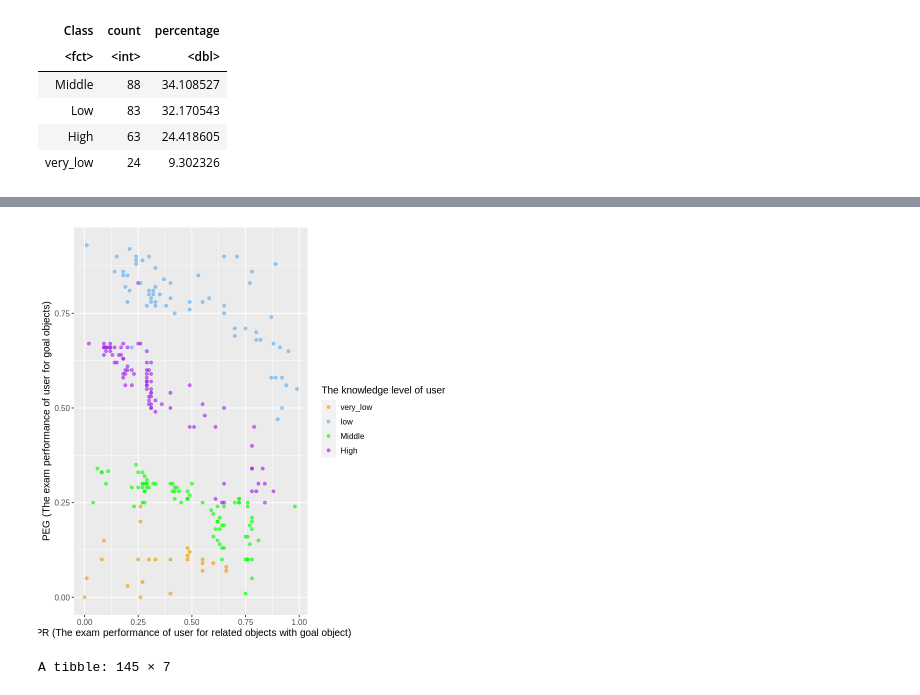
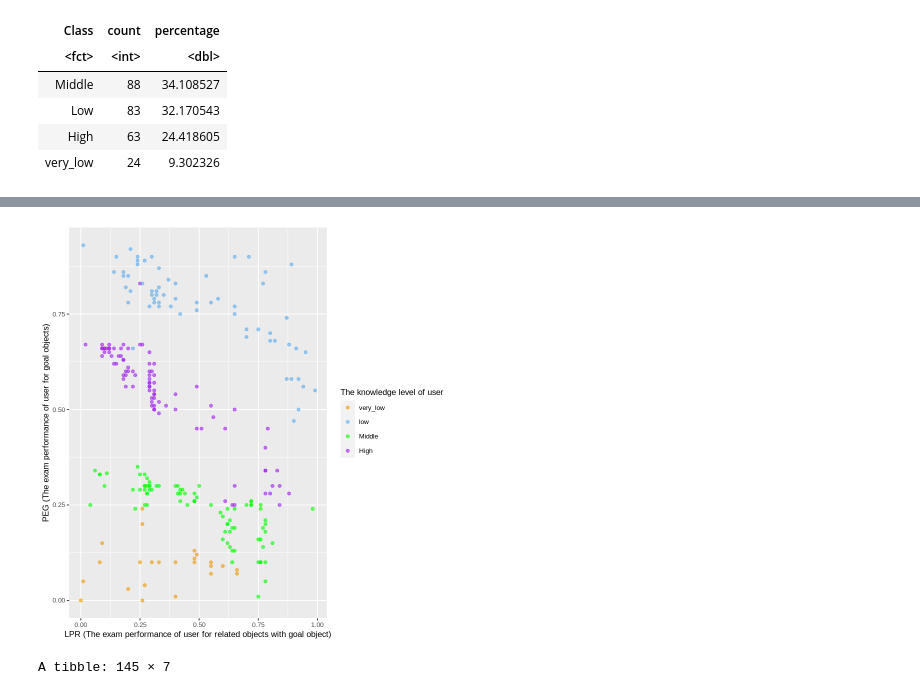
Before and after one commit to YitongZhang01/User-Knowledg-Level-Modelling-and-Analysis, a Jupyter notebook: group_project.ipynb, the cells around one changed output, grey strips where cells are left out. Saved outputs shown, nothing was run; the diff lists cells and outputs as text; code cells hidden in the pictures.

```diff
--- a/group_project.ipynb
+++ b/group_project.ipynb
@@ -91,16 +91,16 @@ perim_concav_3
 # %%
 perim_concav_4 <- train %>%
   ggplot(aes(x = LPR, y = PEG, color = Class)) +
   geom_point(alpha = 0.6) +
   labs(x = "LPR (The exam performance of user for related objects with goal object)",
        y = "PEG (The exam performance of user for goal objects)",
        color = "The knowledge level of user") +
   scale_color_manual(labels = c("very_low","low", "Middle","High"),
                      values = c("orange2", "steelblue2","green","purple")) +
-  theme(text = element_text(size = 12))
+  theme(text = element_text(size = 10))
 perim_concav_4
 # %% [output]
-[figure, old version]
+[figure, new version]
 # %%
 # Set the seed. Don't remove this!
 set.seed(9999)
```
Also changed, not shown: parts of 3 cells of this notebook, 1 other file.
